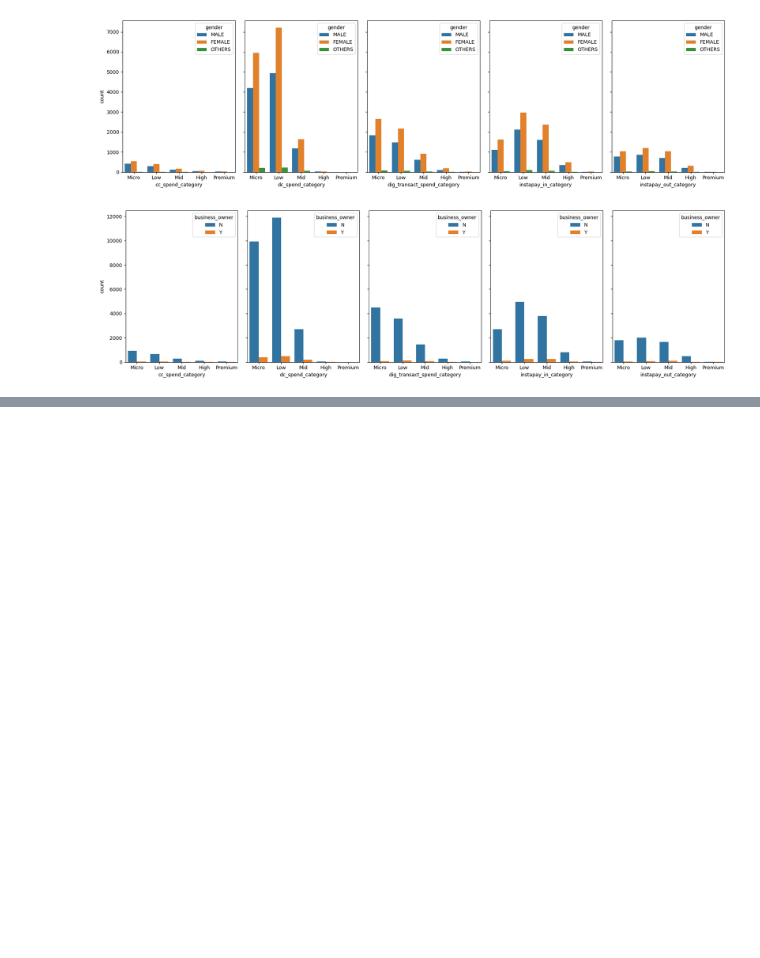
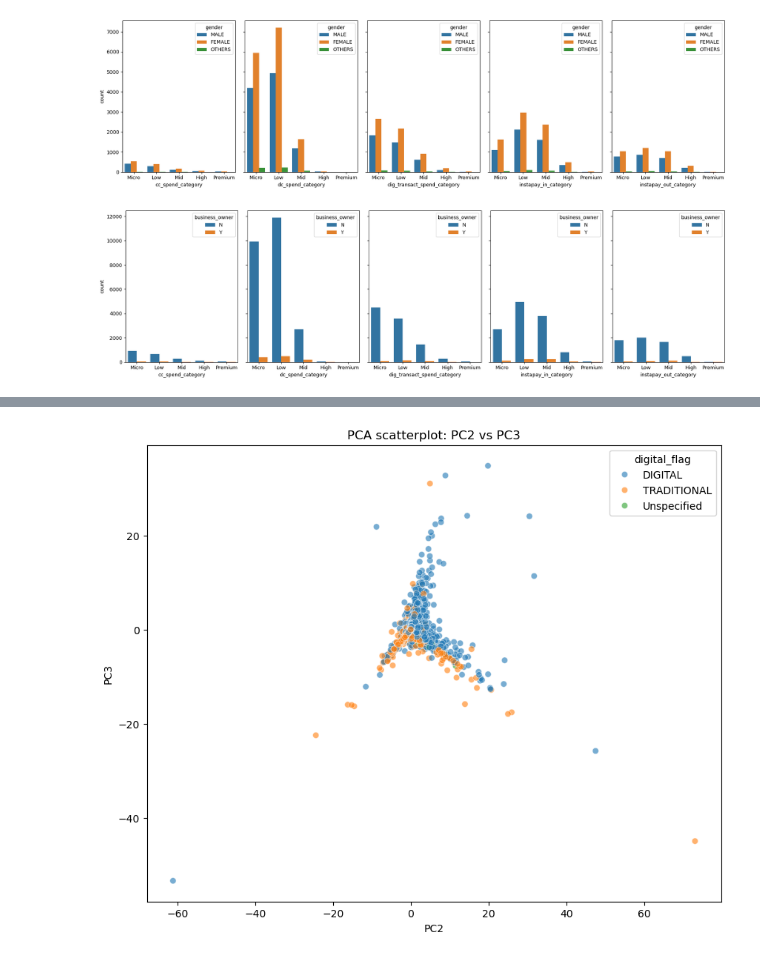
Before and after one commit to drksz/bank-customer-segmentation, a Jupyter notebook: EDA.ipynb, the cells around one changed output, grey strips where cells are left out. Drawn from its saved outputs; the diff is of its cells as text; code cells hidden in the pictures; blank space fills up the shorter version.

```diff
--- a/EDA.ipynb
+++ b/EDA.ipynb
@@ -406,0 +456,2 @@ plt.show()
+# %%
+pca_df = pd.DataFrame(pca_data, columns=labels, index=cust_features.index)
@@ -406,0 +467,19 @@ plt.show()
+# %%
+pca_df['digital_flag'] = cust_info_main['digital_flag']
+
+fig, ax = plt.subplots(1, 1, figsize=(10, 8))
+
+sns.scatterplot(
+    data=pca_df,
+    x='PC2',
+    y='PC3',
+    alpha=0.6,
+    hue='digital_flag',
+    ax=ax
+)
+
+ax.set_title('PCA scatterplot: PC2 vs PC3')
+
+plt.show()
+# %% [output]
+[figure, added]
```
Also changed, not shown: parts of 9 cells of this notebook.
